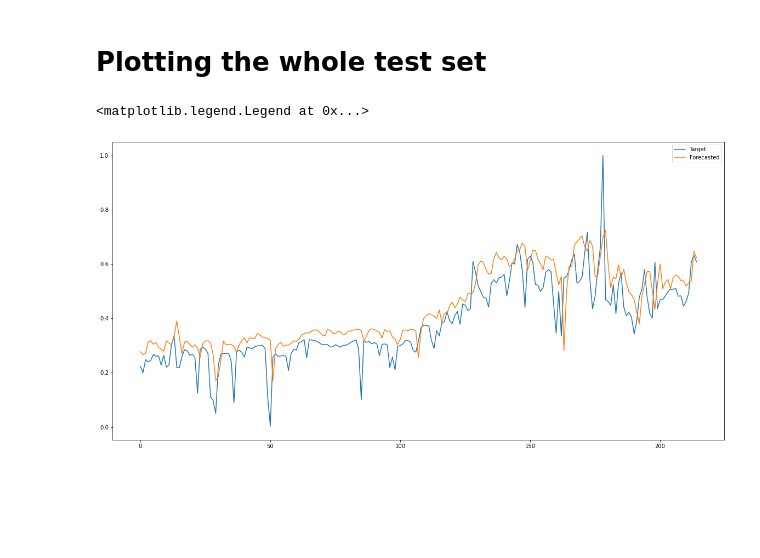
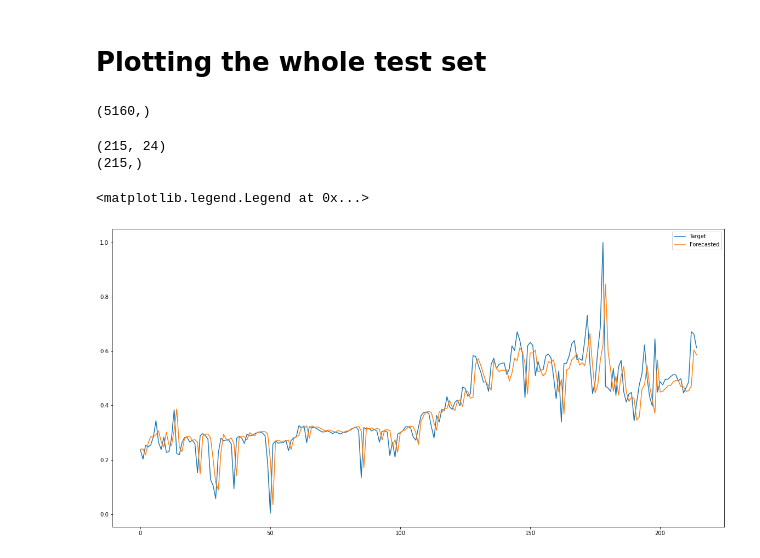
Before and after one commit to AndreasBordvik/FYS-STK4155-Prj3_report, a Jupyter notebook: code/best_models_plots.ipynb, the cells around one changed output. Drawn from its saved outputs; the diff is of its cells as text; code cells hidden in the pictures; blank space fills up the shorter version.

```diff
--- a/code/best_models_plots.ipynb
+++ b/code/best_models_plots.ipynb
@@ -167,18 +167,46 @@ plt.savefig(f"{REPORT_FIGURES}{variate}_hourly_stats_{model_name}.pdf")
 [figure]
 # %% [markdown]
 # Plotting the whole test set
+# %%
+df = pd.read_csv(f"../data/input_data/MAIN_DATASET.csv", index_col=[0])
+
+from sklearn.preprocessing import MinMaxScaler
+scaler = MinMaxScaler()
+df["scaled_price"] = scaler.fit_transform(df["NO2_price"].values.reshape(-1,1))
+
+
+time_steps = 24
+order = 24
+
+train= df["scaled_price"][:int(len(df)*0.9)].to_numpy()
+# train = df["NO2_price_diff"][:-time_steps].to_numpy()
+
+test = df["scaled_price"][int(len(df)*0.9):].to_numpy()
+#slice som vals to split into equal arrays of 24 hours:
+
+test = test[len(test)%time_steps:]
+
+print(test.shape)
+# %% [output]
+(5160,)
 # %%
 targets_df = preds_df.loc[:, "t1":"t24"]
+print(targets_df.shape)
+
 predictions_df = preds_df.loc[:, "t_hat1":"t_hat24"]
 # print(targets_df.columns)
 # print(predictions_df.columns)
-targets = targets_df.to_numpy()[:, -1].flatten()
-predictions = predictions_df.to_numpy()[:, -1].flatten()
+targets = targets_df.to_numpy()[:,  22:23].flatten()
+print(targets.shape)
+predictions = predictions_df.to_numpy()[:, 22:23].flatten()
 x_ = np.arange(predictions.shape[0])
 plt.figure(figsize=(20,10))
-plt.plot(x_, targets, label="Target")
-plt.plot(x_, predictions, label="Forecasted")
+plt.plot(x_, targets[:], label="Target")
+# plt.plot(x_, test, label="test")
+plt.plot(x_, predictions[:], label="Forecasted")
 plt.legend()
 # %% [output]
-<matplotlib.legend.Legend at 0x...>
+(215, 24)
+(215,)
+<matplotlib.legend.Legend at 0x...>
-[figure, old version]
+[figure, new version]
```
Also changed, not shown: parts of 1 cell of this notebook, 2 other files.
